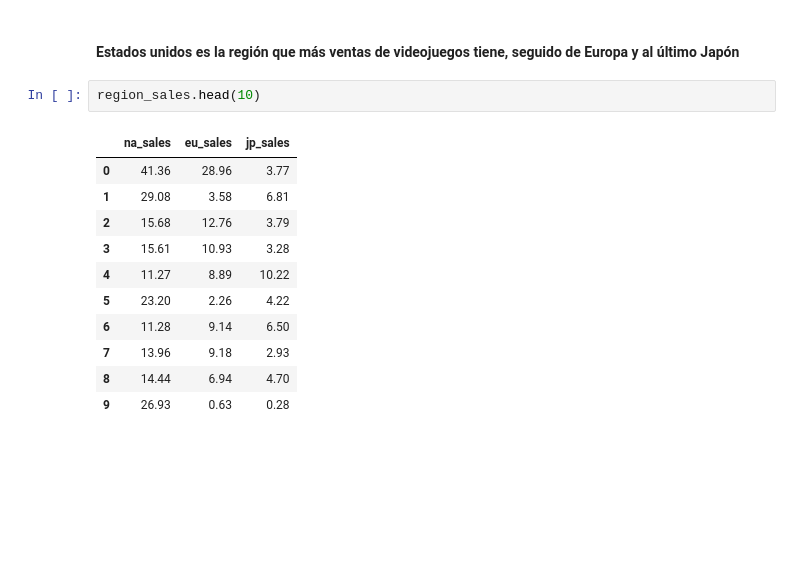
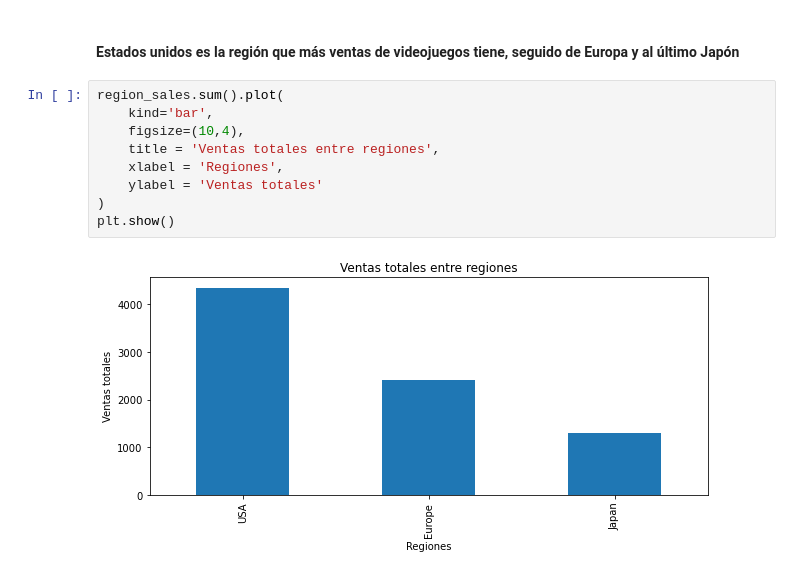
Before and after one commit to latostadorano/tt_s6_games, a Jupyter notebook: 03_analisis.ipynb, the cells around one changed output. Drawn from its saved outputs; the diff is of its cells as text; blank space fills up the shorter version.

```diff
--- a/03_analisis.ipynb
+++ b/03_analisis.ipynb
@@ -538,17 +539,14 @@ region_sales.describe()
 | max | 41.360000 | 28.960000 | 10.220000 |
 # %% [markdown]
 #### Estados unidos es la región que más ventas de videojuegos tiene, seguido de Europa y al último Japón
-# %%
-region_sales.head(10)
-# %% [output]
-|  | na_sales | eu_sales | jp_sales |
-| 0 | 41.36 | 28.96 | 3.77 |
-| 1 | 29.08 | 3.58 | 6.81 |
-| 2 | 15.68 | 12.76 | 3.79 |
-| 3 | 15.61 | 10.93 | 3.28 |
-| 4 | 11.27 | 8.89 | 10.22 |
-| 5 | 23.20 | 2.26 | 4.22 |
-| 6 | 11.28 | 9.14 | 6.50 |
-| 7 | 13.96 | 9.18 | 2.93 |
-| 8 | 14.44 | 6.94 | 4.70 |
-| 9 | 26.93 | 0.63 | 0.28 |
+# %%
+region_sales.sum().plot(
+    kind='bar',
+    figsize=(10,4),
+    title = 'Ventas totales entre regiones',
+    xlabel = 'Regiones',
+    ylabel = 'Ventas totales'
+)
+plt.show()
+# %% [output]
+[figure, added]
```
Also changed, not shown: parts of 7 cells of this notebook, 2 other files.
